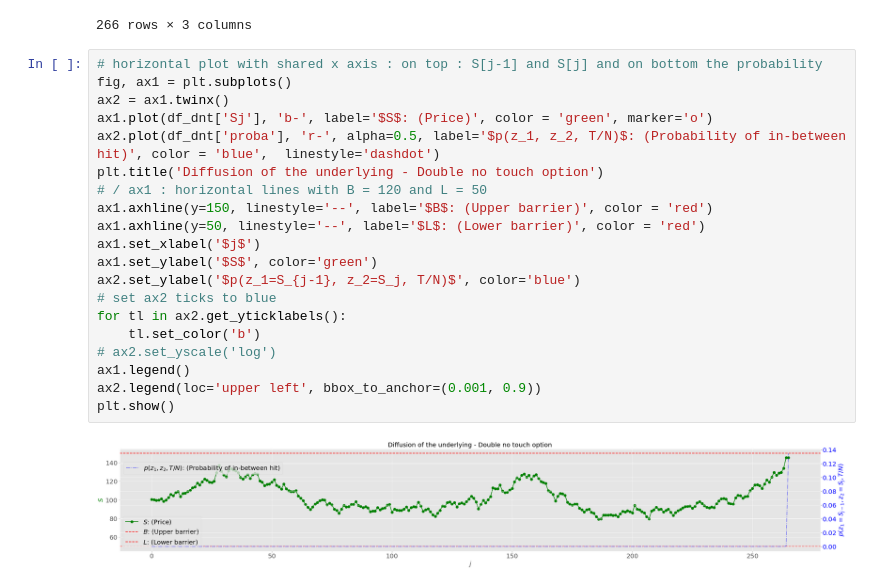
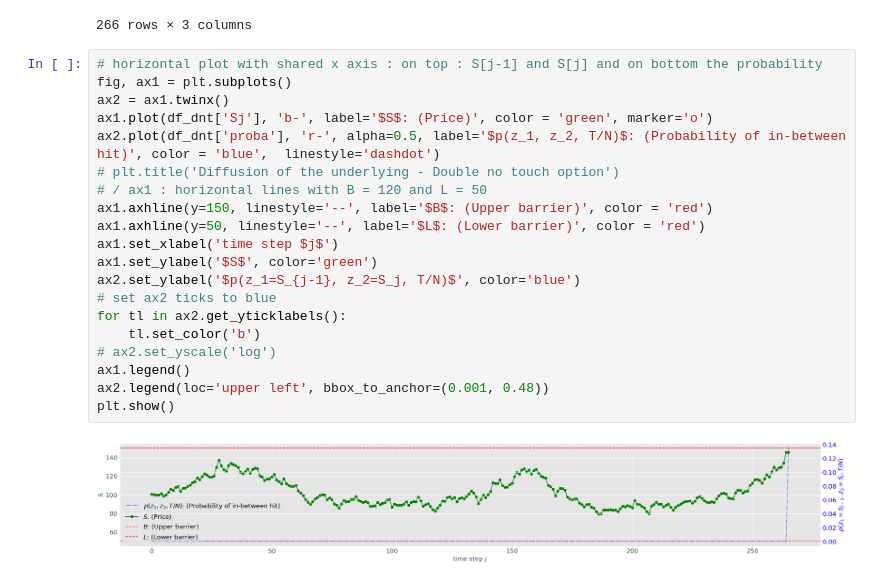
Before and after one commit to vtisserand/killed_diffusion, a Jupyter notebook: plot.ipynb, the cells around one changed output. Cells and saved outputs as stored; diff of their text form.

```diff
--- a/plot.ipynb
+++ b/plot.ipynb
@@ -102,22 +108,22 @@ df_dnt
 # %%
 # horizontal plot with shared x axis : on top : S[j-1] and S[j] and on bottom the probability
 fig, ax1 = plt.subplots()
 ax2 = ax1.twinx()
 ax1.plot(df_dnt['Sj'], 'b-', label='$S$: (Price)', color = 'green', marker='o')
 ax2.plot(df_dnt['proba'], 'r-', alpha=0.5, label='$p(z_1, z_2, T/N)$: (Probability of in-between hit)', color = 'blue',  linestyle='dashdot')
-plt.title('Diffusion of the underlying - Double no touch option')
+# plt.title('Diffusion of the underlying - Double no touch option')
 # / ax1 : horizontal lines with B = 120 and L = 50
 ax1.axhline(y=150, linestyle='--', label='$B$: (Upper barrier)', color = 'red')
 ax1.axhline(y=50, linestyle='--', label='$L$: (Lower barrier)', color = 'red')
-ax1.set_xlabel('$j$')
+ax1.set_xlabel('time step $j$')
 ax1.set_ylabel('$S$', color='green')
 ax2.set_ylabel('$p(z_1=S_{j-1}, z_2=S_j, T/N)$', color='blue')
 # set ax2 ticks to blue
 for tl in ax2.get_yticklabels():
     tl.set_color('b')
 # ax2.set_yscale('log')
 ax1.legend()
-ax2.legend(loc='upper left', bbox_to_anchor=(0.001, 0.9))
+ax2.legend(loc='upper left', bbox_to_anchor=(0.001, 0.48))
 plt.show()
 # %% [output]
-[figure, old version]
+[figure, new version]
```
Also changed, not shown: parts of 4 cells of this notebook.
